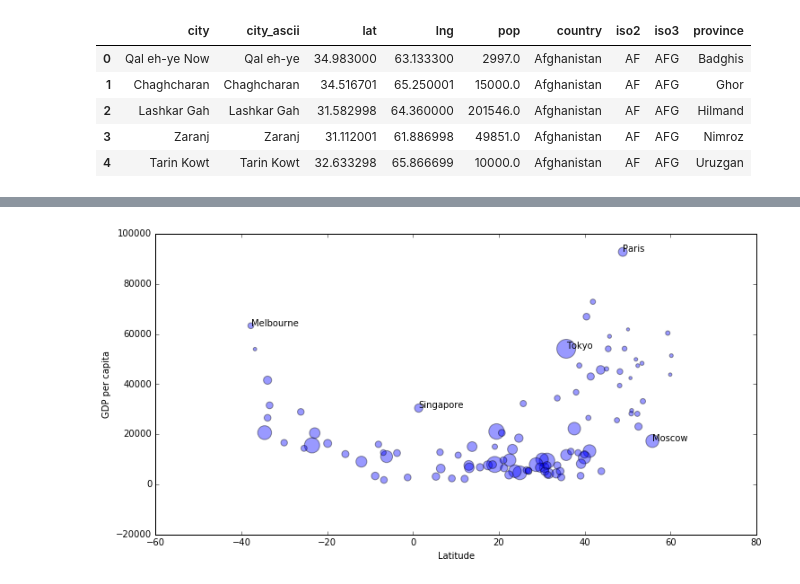
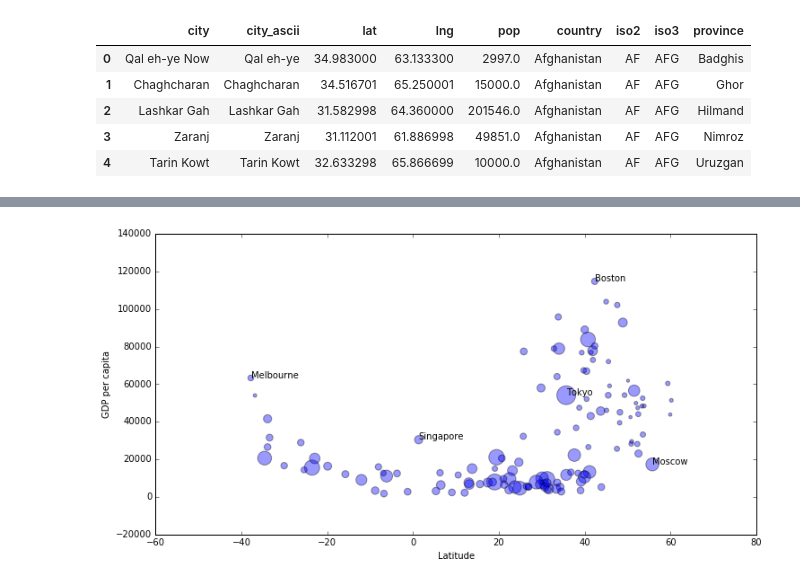
Before and after one commit to SMR3/swc-nov2016, a Jupyter notebook: pythonTutorialAJM.ipynb, the cells around one changed output, grey strips where cells are left out. Drawn from its saved outputs; the diff is of its cells as text; code cells hidden in the pictures.

Commit message:
aligned USA & UK and resolved hard-coded annotations

```diff
--- a/pythonTutorialAJM.ipynb
+++ b/pythonTutorialAJM.ipynb
@@ -161,2 +126,4 @@ geo.loc[geo.loc[:,'city']=="Portland",['city','country','province']]
 # %%
 # remove some rows in the datasets
+geo.drop([1322, 6442, 574, 6946], axis=0, inplace=True)
+geo.shape
@@ -178,3 +145,7 @@ for row in gdp.iterrows():
+# %%
+# align country names
+geo.loc[geo.loc[:,'country']=='United States of America','country']='USA'
+geo.loc[geo.loc[:,'country']=='United Kingdom','country']='UK'
 # %%
 #merge the data frames on city and country
 df=pandas.merge(gdp,geo, left_on=['City/Urban area', 'Country'],right_on=['city','country'])
@@ -209,19 +184,19 @@ df[df['GDPperCap'] > 50000]
 # %%
 # create scatter plot
 % matplotlib inline
 from matplotlib import pylab, pyplot
 # nicer plot size
 pylab.rcParams['figure.figsize'] = (12, 6)
 fig=pyplot.figure()
 p=ax = fig.add_subplot(111)
 pyplot.scatter(df['lat'],df['GDPperCap'],s=df['pop']/50000,alpha=0.4)
-p.annotate('Paris',xy=(df['lat'][1],df['GDPperCap'][1]))
-p.annotate('Melbourne',xy=(df['lat'][13],df['GDPperCap'][13]))
-p.annotate('Tokyo',xy=(df['lat'][0],df['GDPperCap'][0]))
-p.annotate('Singapore',xy=(df['lat'][15],df['GDPperCap'][15]))
-p.annotate('Moscow',xy=(df['lat'][8],df['GDPperCap'][8]))
+p.annotate('Boston',xy=(df[df['city']=='Boston']['lat'],df[df['city']=='Boston']['GDPperCap']))
+p.annotate('Melbourne',xy=(df[df['city']=='Melbourne']['lat'],df[df['city']=='Melbourne']['GDPperCap']))
+p.annotate('Tokyo',xy=(df[df['city']=='Tokyo']['lat'],df[df['city']=='Tokyo']['GDPperCap']))
+p.annotate('Singapore',xy=(df[df['city']=='Singapore']['lat'],df[df['city']=='Singapore']['GDPperCap']))
+p.annotate('Moscow',xy=(df[df['city']=='Moscow']['lat'],df[df['city']=='Moscow']['GDPperCap']))
 p.set_xlabel('Latitude')
 p.set_ylabel('GDP per capita')
 pyplot.show()
 # %% [output]
-[figure, old version]
+[figure, new version]
```
Also changed, not shown: parts of 9 cells of this notebook.
